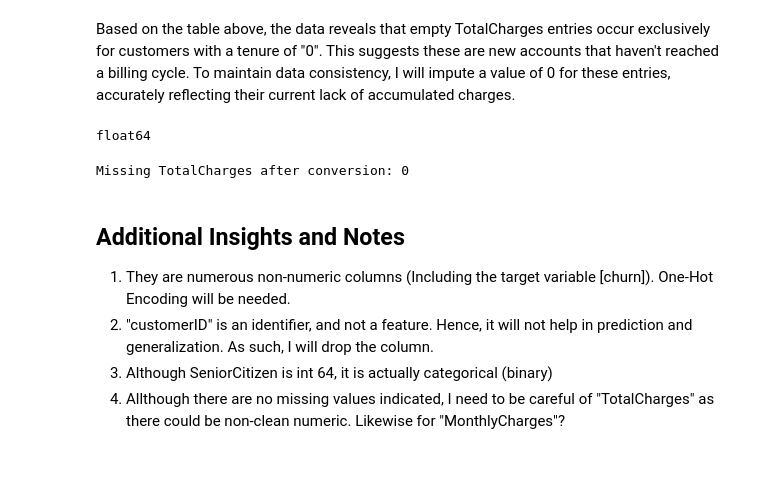
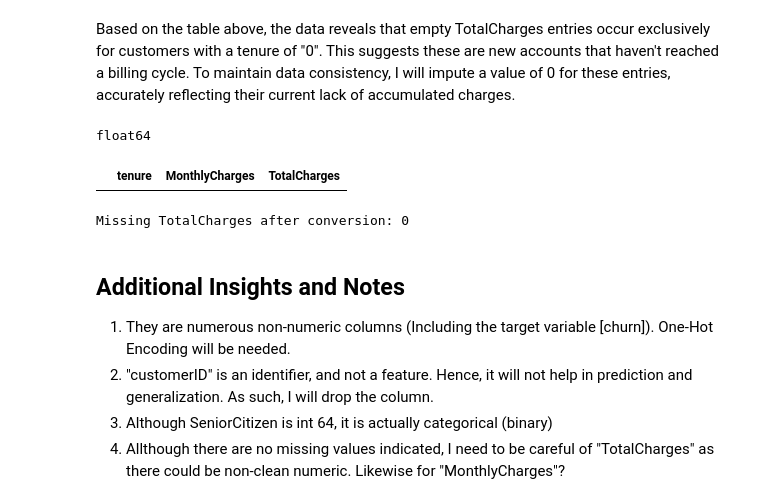
Before and after one commit to fiercetyper23/mldp_telco-churn, a Jupyter notebook: ZULZAWAID_BIN_ZUIKIFLI.ipynb, the cells around one changed output. Saved outputs shown, nothing was run; the diff lists cells and outputs as text; code cells hidden in the pictures; blank space fills up the shorter version.

Commit message:
Checking the updated "TotalCharges"

```diff
--- a/ZULZAWAID_BIN_ZUIKIFLI.ipynb
+++ b/ZULZAWAID_BIN_ZUIKIFLI.ipynb
@@ -166,6 +169,10 @@ df.loc[df["tenure"] == 0, "TotalCharges"] = 0
 print(df["TotalCharges"].dtype)
 # %% [output]
 float64
+# %%
+df.loc[df["TotalCharges"].astype(str).str.strip() == "", ["tenure", "MonthlyCharges", "TotalCharges"]].head(15)
+# %% [output]
+|  | tenure | MonthlyCharges | TotalCharges |
 # %%
 print("Missing TotalCharges after conversion:", df["TotalCharges"].isna().sum())
 # %% [output]
```
Also changed, not shown: parts of 3 cells of this notebook.
